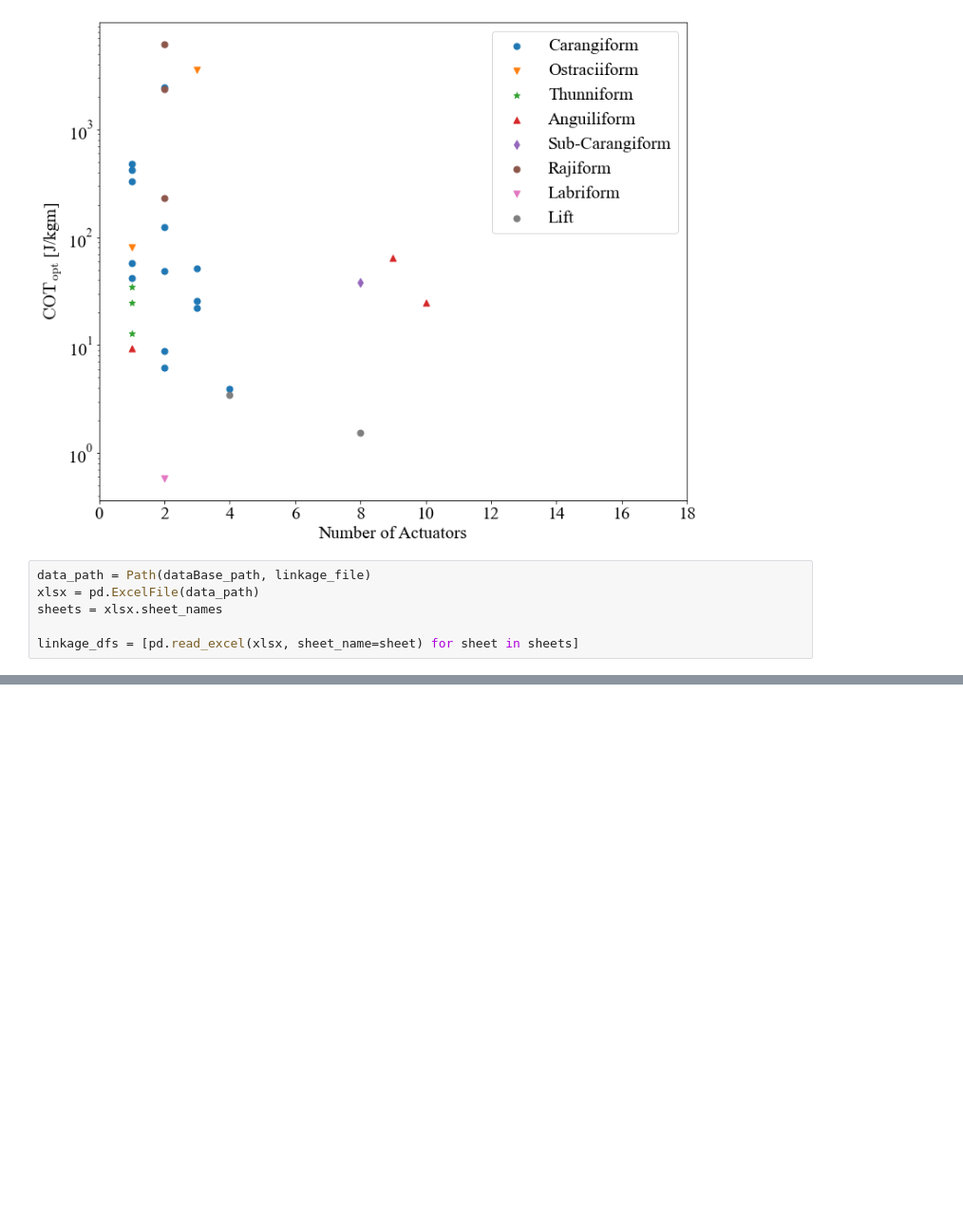
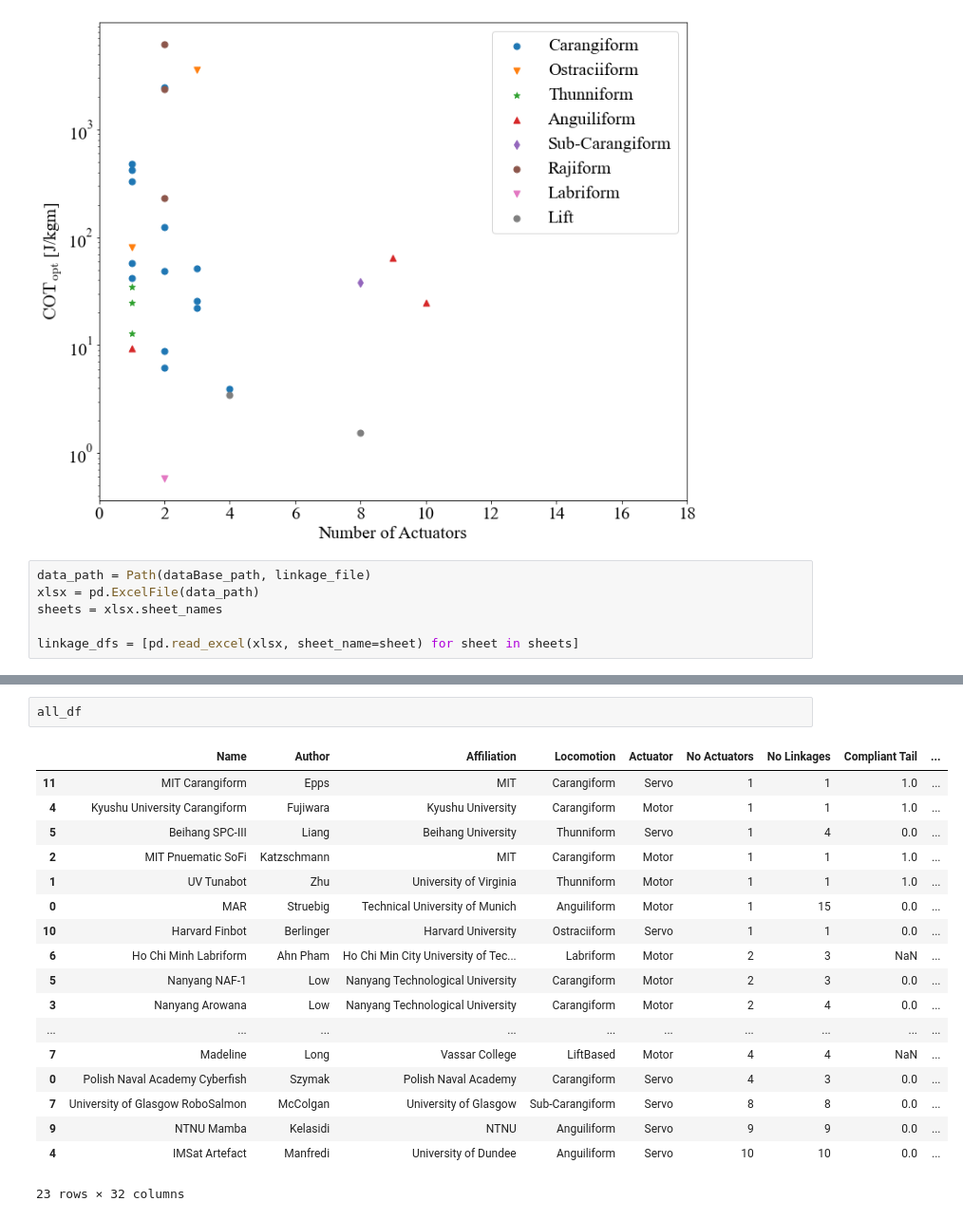
Before and after one commit to michaelcoe/Cost-of-Transport-Estimation, a Jupyter notebook: linkage_study/linkage_plots.ipynb, the cells around one changed output, grey strips where cells are left out. Shown: that part at 95% size. Saved outputs shown, nothing was run; the diff lists cells and outputs as text; blank space fills up the shorter version.

```diff
--- a/linkage_study/linkage_plots.ipynb
+++ b/linkage_study/linkage_plots.ipynb
@@ -281,0 +328,21 @@ ax8.grid(which='both', linestyle='--')
+# %%
+all_df
+# %% [output]
+|  | Name | Author | Affiliation | Locomotion | Actuator | No Actuators | No Linkages | Compliant Tail | ... |
+| 11 | MIT Carangiform | Epps | MIT | Carangiform | Servo | 1 | 1 | 1.0 | ... |
+| 4 | Kyushu University Carangiform | Fujiwara | Kyushu University | Carangiform | Motor | 1 | 1 | 1.0 | ... |
+| 5 | Beihang SPC-III | Liang | Beihang University | Thunniform | Servo | 1 | 4 | 0.0 | ... |
+| 2 | MIT Pnuematic SoFi | Katzschmann | MIT | Carangiform | Motor | 1 | 1 | 1.0 | ... |
+| 1 | UV Tunabot | Zhu | University of Virginia | Thunniform | Motor | 1 | 1 | 1.0 | ... |
+| 0 | MAR | Struebig | Technical University of Munich | Anguiliform | Motor | 1 | 15 | 0.0 | ... |
+| 10 | Harvard Finbot | Berlinger | Harvard University | Ostraciiform | Servo | 1 | 1 | 0.0 | ... |
+| 6 | Ho Chi Minh Labriform | Ahn Pham | Ho Chi Min City University of Tec... | Labriform | Motor | 2 | 3 | NaN | ... |
+| 5 | Nanyang NAF-1 | Low | Nanyang Technological University | Carangiform | Motor | 2 | 3 | 0.0 | ... |
+| 3 | Nanyang Arowana | Low | Nanyang Technological University | Carangiform | Motor | 2 | 4 | 0.0 | ... |
+| ... | ... | ... | ... | ... | ... | ... | ... | ... | ... |
+| 7 | Madeline | Long | Vassar College | LiftBased | Motor | 4 | 4 | NaN | ... |
+| 0 | Polish Naval Academy Cyberfish | Szymak | Polish Naval Academy | Carangiform | Servo | 4 | 3 | 0.0 | ... |
+| 7 | University of Glasgow RoboSalmon | McColgan | University of Glasgow | Sub-Carangiform | Servo | 8 | 8 | 0.0 | ... |
+| 9 | NTNU Mamba | Kelasidi | NTNU | Anguiliform | Servo | 9 | 9 | 0.0 | ... |
+| 4 | IMSat Artefact | Manfredi | University of Dundee | Anguiliform | Servo | 10 | 10 | 0.0 | ... |
+23 rows × 32 columns
```
Also changed, not shown: parts of 8 cells of this notebook, 1 other file.
